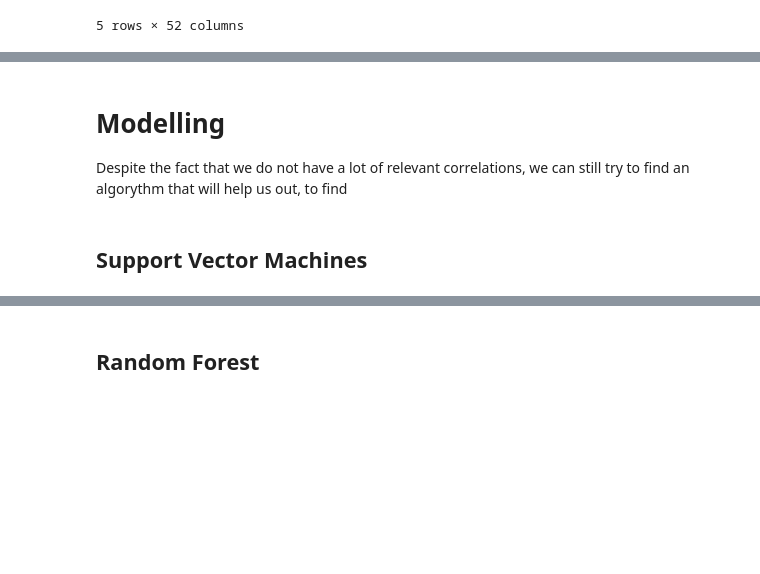
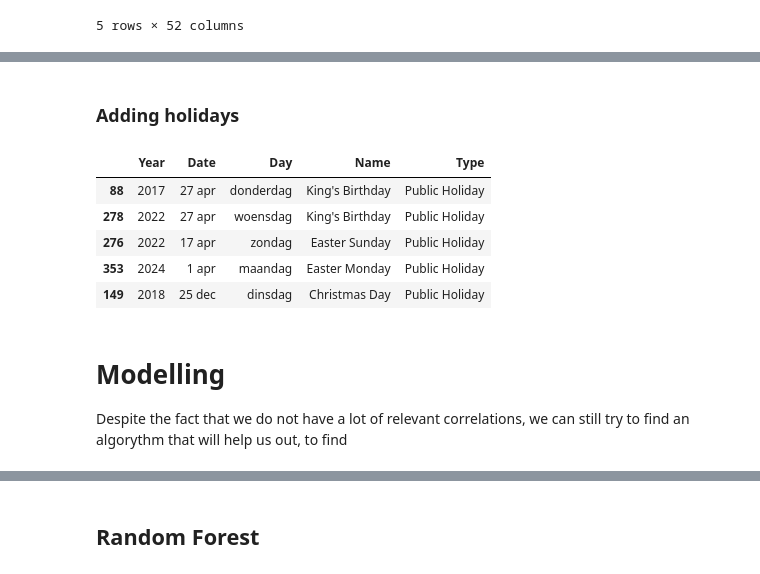
Before and after one commit to mhristev/TodayAI, a Jupyter notebook: MainFile.ipynb, the cells around one changed output, grey strips where cells are left out. Cells and saved outputs as stored; diff of their text form; code cells hidden in the pictures; blank space fills up the shorter version.

```diff
--- a/MainFile.ipynb
+++ b/MainFile.ipynb
@@ -587,6 +666,69 @@ plt.show()
+# %% [markdown]
+### Adding holidays
+# %%
+import requests
+from bs4 import BeautifulSoup
+import pandas as pd
+
+# Define the range of years
+start_year = 2015
+end_year = 2024
+
+# Create an empty list to store the scraped data
+data = []
+
+# Iterate over the years
+for year in range(start_year, end_year + 1):
+    # URL of the webpage containing the table for the current year
+    url = f'https://www.timeanddate.com/holidays/netherlands/{year}?hol=9'
+
+    # Send a GET request to the URL
+    response = requests.get(url)
+
+    # Check if the request was successful (status code 200)
+    if response.status_code == 200:
+        # Parse the HTML content of the webpage
+        soup = BeautifulSoup(response.content, 'html.parser')
+
+        # Find the table element with ID 'holidays-table'
+        table = soup.find('table', id='holidays-table')
+
+        # Check if the table is found
+        if table:
+            # Extract the table rows
+            rows = table.find_all('tr')
+
+            # Iterate over the rows and extract the data
+            for row in rows:
+                # Extract the table cells (columns) from each row
+                cells = row.find_all(['th', 'td'])
+
+                # Extract text from each cell and append it to the data list
+                row_data = [cell.get_text(strip=True) for cell in cells]
+                data.append([year] + row_data)  # Include the year as the first element
+        else:
+            print(f'Table with ID "holidays-table" not found for the year {year}.')
+    else:
+        print(f'Failed to retrieve webpage for the year {year}:', response.status_code)
+
+# Create a DataFrame from the scraped data
+columns = ['Year', 'Date', 'Day', 'Name', 'Type']
+holiday = pd.DataFrame(data, columns=columns)
+holiday = holiday.iloc[1:]
+
+# Display the DataFrame
+holiday.dropna().reset_index(drop=True)
+holiday = holiday[holiday['Type']=='Public Holiday']
+
+holiday.sample(5)
+# %% [output]
+|  | Year | Date | Day | Name | Type |
+| 88 | 2017 | 27 apr | donderdag | King's Birthday | Public Holiday |
+| 278 | 2022 | 27 apr | woensdag | King's Birthday | Public Holiday |
+| 276 | 2022 | 17 apr | zondag | Easter Sunday | Public Holiday |
+| 353 | 2024 | 1 apr | maandag | Easter Monday | Public Holiday |
+| 149 | 2018 | 25 dec | dinsdag | Christmas Day | Public Holiday |
 # %% [markdown]
 # Modelling
 
 Despite the fact that we do not have a lot of relevant correlations, we can still try to find an algorythm that will help us out, to find
-# %% [markdown]
-## Support Vector Machines
```
Also changed, not shown: parts of 27 cells of this notebook.
